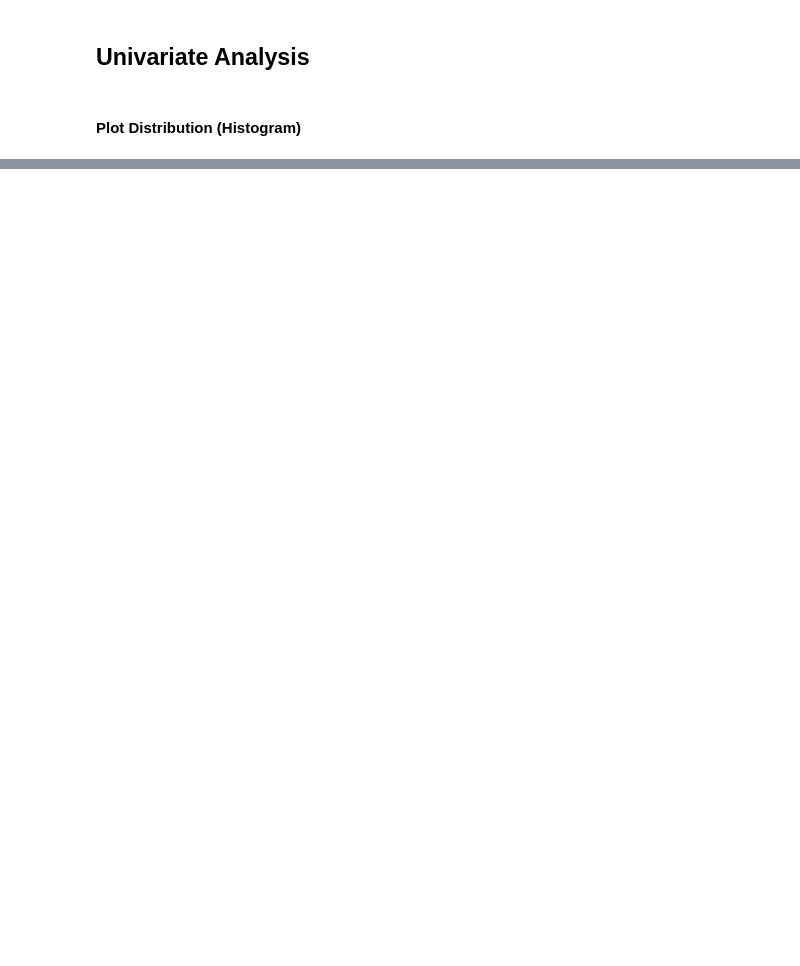
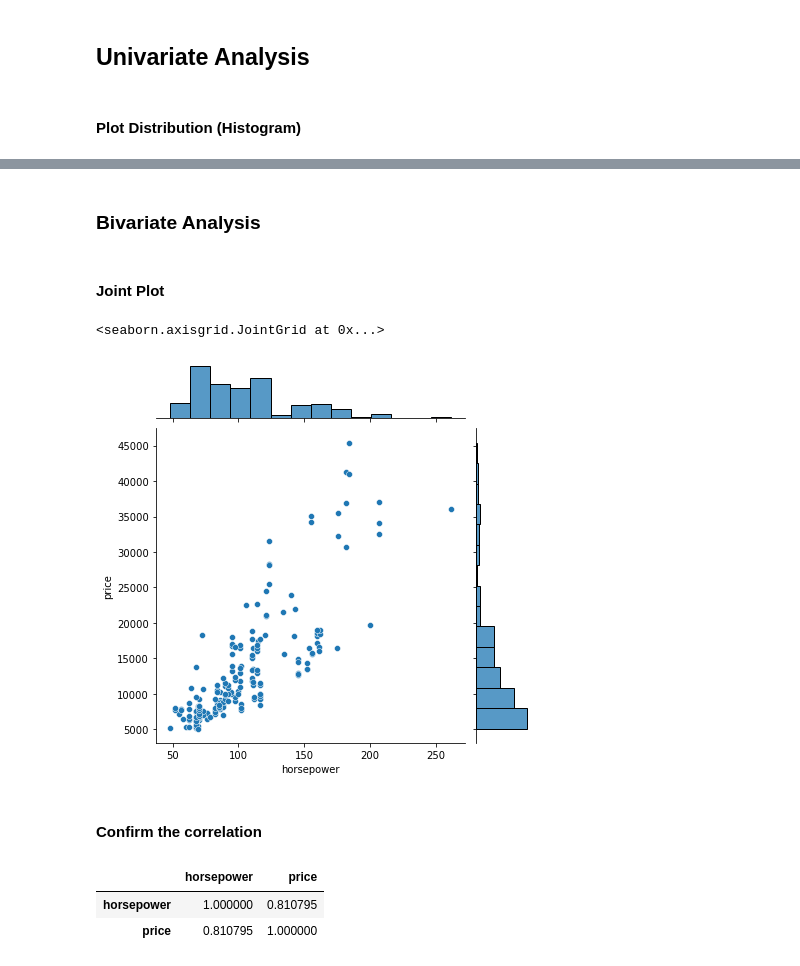
Before and after one commit to pwahane/tutorials, a Jupyter notebook: visualisation.ipynb, the cells around one changed output, grey strips where cells are left out. Cells and saved outputs as stored; diff of their text form; code cells hidden in the pictures; blank space fills up the shorter version.

Commit message:
Add some plottypes for seaborn

```diff
--- a/visualisation.ipynb
+++ b/visualisation.ipynb
@@ -120,0 +140,17 @@ sns.displot(auto_data['highway_mpg'])
+# %% [markdown]
+### Bivariate Analysis
+# %% [markdown]
+#### Joint Plot
+# %%
+sns.jointplot(x=auto_data['horsepower'],y=auto_data['price'])
+# %% [output]
+<seaborn.axisgrid.JointGrid at 0x...>
+[figure, added]
+# %% [markdown]
+#### Confirm the correlation
+# %%
+auto_data[['horsepower','price']].corr()
+# %% [output]
+|  | horsepower | price |
+| horsepower | 1.000000 | 0.810795 |
+| price | 0.810795 | 1.000000 |
```
Also changed, not shown: parts of 16 cells of this notebook.
